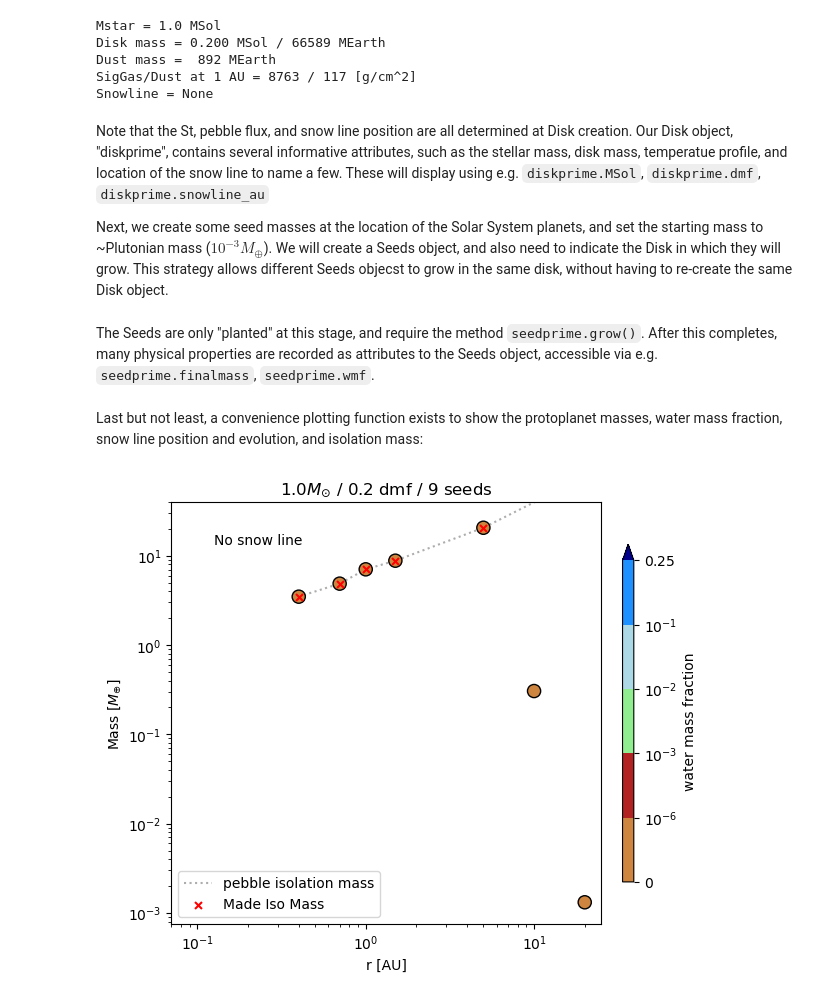
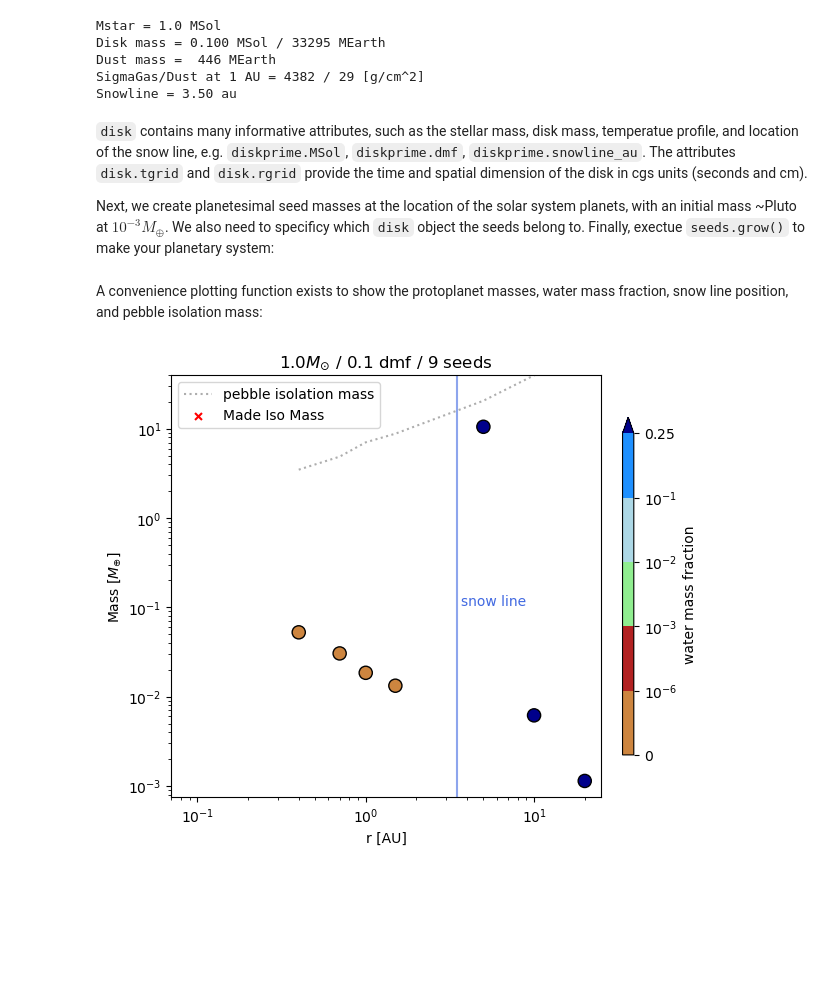
Before and after one commit to spmccloat/thePPOLSmodel, a Jupyter notebook: src/Tutorial.ipynb, the cells around one changed output. Cells and saved outputs as stored; diff of their text form; code cells hidden in the pictures; blank space fills up the shorter version.

Commit message:
Edit Tutorial & Upload
Used nbconvert to make tutorial page, with preprocessing to run and save figures.

```diff
--- a/src/Tutorial.ipynb
+++ b/src/Tutorial.ipynb
@@ -21,19 +24,14 @@ import numpy as np
 # %%
-# The simplest example, using default parameters:
-
-diskprime = plc.Disk()
-diskprime.inspect() #inspect(plots=True)
-
-# inspect() is a convenience function to print basic physical properties about the Disk,
-# and the option to produce plots for the Stokes number (St), flux, and gas/dust surface densities.
+disk = plc.Disk(MSol=1.0, dmf=0.1, snowmode=3.5)
+disk.inspect() #inspect(plots=True)
 # %% [output]
 Mstar = 1.0 MSol
-Disk mass = 0.200 MSol / 66589 MEarth
-Dust mass =  892 MEarth
-SigGas/Dust at 1 AU = 8763 / 117 [g/cm^2]
-Snowline = None
+Disk mass = 0.100 MSol / 33295 MEarth
+Dust mass =  446 MEarth
+SigmaGas/Dust at 1 AU = 4382 / 29 [g/cm^2]
+Snowline = 3.50 au
 # %% [markdown]
-Note that the St, pebble flux, and snow line position are all determined at Disk creation. Our Disk object, "diskprime", contains several informative attributes, such as the stellar mass, disk mass, temperatue profile, and location of the snow line to name a few. These will display using e.g. `diskprime.MSol`, `diskprime.dmf`, `diskprime.snowline_au`
+`disk` contains many informative attributes, such as the stellar mass, disk mass, temperatue profile, and location of the snow line, e.g. `diskprime.MSol`, `diskprime.dmf`, `diskprime.snowline_au`. The attributes `disk.tgrid` and `disk.rgrid` provide the time and spatial dimension of the disk in cgs units (seconds and cm).
 
-Next, we create some seed masses at the location of the Solar System planets, and set the starting mass to ~Plutonian mass ($10^{-3} M_{\oplus}$). We will create a Seeds object, and also need to indicate the Disk in which they will grow. This strategy allows different Seeds objecst to grow in the same disk, without having to re-create the same Disk object.
+Next, we create planetesimal seed masses at the location of the solar system planets, with an initial mass ~Pluto at $10^{-3} M_{\oplus}$. We also need to specificy which `disk` object the seeds belong to. Finally, exectue `seeds.grow()` to make your planetary system:
 # %%
@@ -44,2 +42,0 @@ seedprime = plc.Seeds(disk=diskprime, seeds_au=seeds_au, mass=mass)
-# %% [markdown]
-The Seeds are only "planted" at this stage, and require the method `seedprime.grow()`. After this completes, many physical properties are recorded as attributes to the Seeds object, accessible via e.g. `seedprime.finalmass`, `seedprime.wmf`.
@@ -48,7 +43,6 @@ seedprime.grow()
 # %% [markdown]
-Last but not least, a convenience plotting function exists to show the protoplanet masses, water mass fraction, snow line position and evolution, and isolation mass:
+A convenience plotting function exists to show the protoplanet masses, water mass fraction, snow line position, and pebble isolation mass:
 # %%
-seedprime.gtplot()
-# gtplot() can take arguments xlim=[], ylim[], and title=, for user editing.
+seeds.gtplot()
 # %% [output]
-[figure, old version]
+[figure, new version]
```
Also changed, not shown: parts of 18 cells of this notebook, 6 other files.
